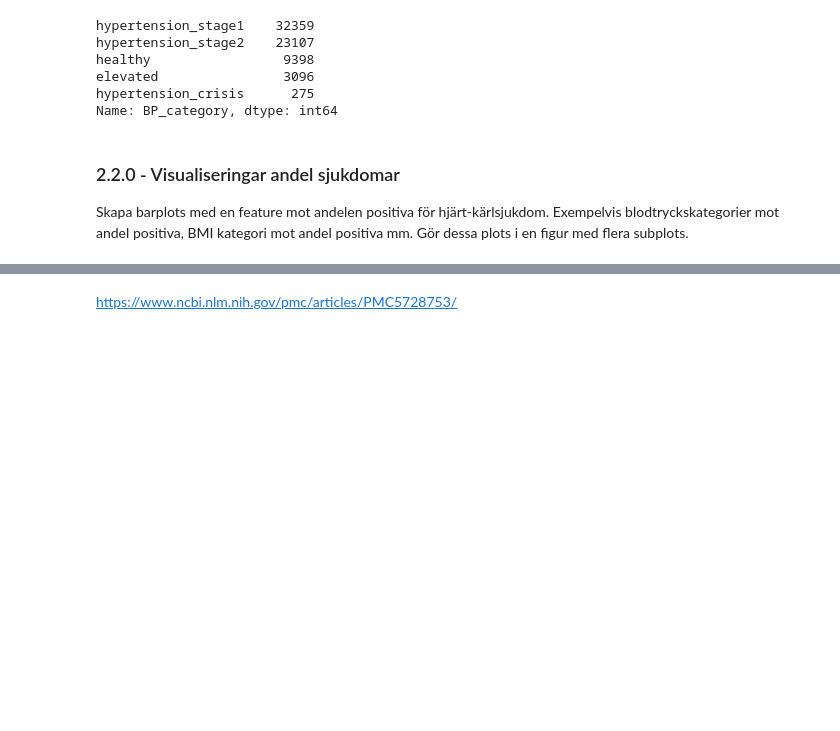
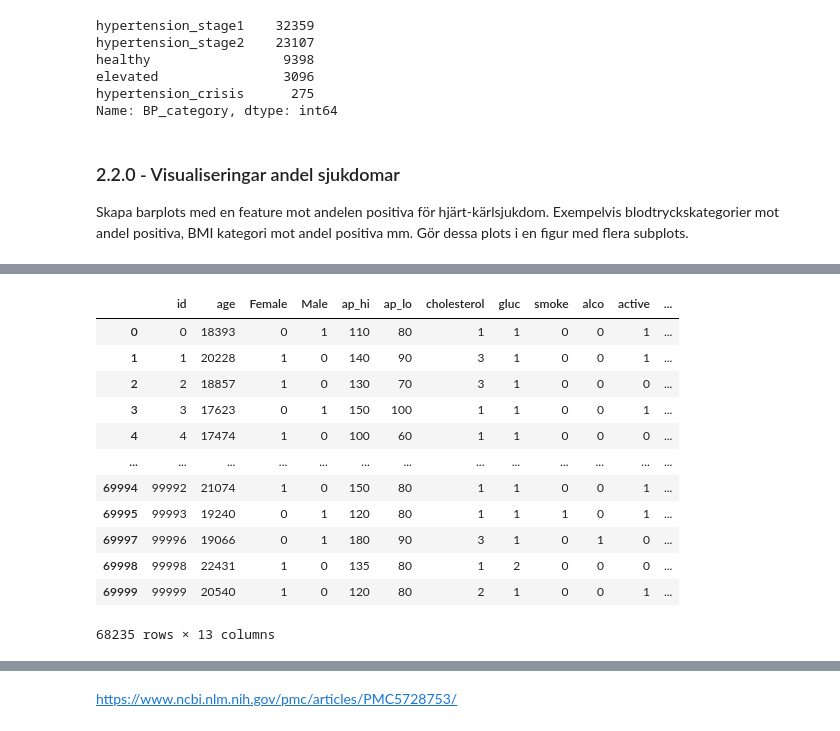
Before and after one commit to Anna-MariaSjolund/Machine-learning, a Jupyter notebook: labs/lab_disease_prediction.ipynb, the cells around one changed output, grey strips where cells are left out. Drawn from its saved outputs; the diff is of its cells as text; code cells hidden in the pictures; blank space fills up the shorter version.

```diff
--- a/labs/lab_disease_prediction.ipynb
+++ b/labs/lab_disease_prediction.ipynb
@@ -650,0 +745,17 @@ for ax, column, title, count in zip(axes.flatten(), columns, titles, range(6)):
+# %%
+df_cardio_continuous = df_cardio_continuous.drop(["BMI_category", "BP_category", "height", "weight"], axis=1)
+df_cardio_continuous
+# %% [output]
+|  | id | age | Female | Male | ap_hi | ap_lo | cholesterol | gluc | smoke | alco | active | ... |
+| 0 | 0 | 18393 | 0 | 1 | 110 | 80 | 1 | 1 | 0 | 0 | 1 | ... |
+| 1 | 1 | 20228 | 1 | 0 | 140 | 90 | 3 | 1 | 0 | 0 | 1 | ... |
+| 2 | 2 | 18857 | 1 | 0 | 130 | 70 | 3 | 1 | 0 | 0 | 0 | ... |
+| 3 | 3 | 17623 | 0 | 1 | 150 | 100 | 1 | 1 | 0 | 0 | 1 | ... |
+| 4 | 4 | 17474 | 1 | 0 | 100 | 60 | 1 | 1 | 0 | 0 | 0 | ... |
+| ... | ... | ... | ... | ... | ... | ... | ... | ... | ... | ... | ... | ... |
+| 69994 | 99992 | 21074 | 1 | 0 | 150 | 80 | 1 | 1 | 0 | 0 | 1 | ... |
+| 69995 | 99993 | 19240 | 0 | 1 | 120 | 80 | 1 | 1 | 1 | 0 | 1 | ... |
+| 69997 | 99996 | 19066 | 0 | 1 | 180 | 90 | 3 | 1 | 0 | 1 | 0 | ... |
+| 69998 | 99998 | 22431 | 1 | 0 | 135 | 80 | 1 | 2 | 0 | 0 | 0 | ... |
+| 69999 | 99999 | 20540 | 1 | 0 | 120 | 80 | 2 | 1 | 0 | 0 | 1 | ... |
+68235 rows × 13 columns
```
Also changed, not shown: parts of 12 cells of this notebook.
